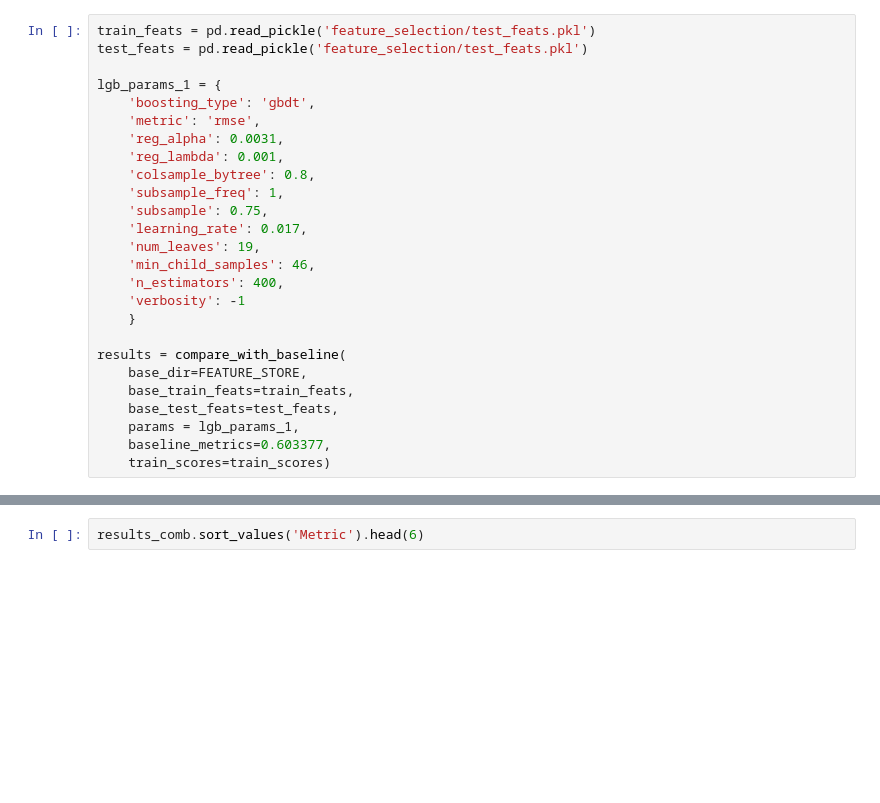
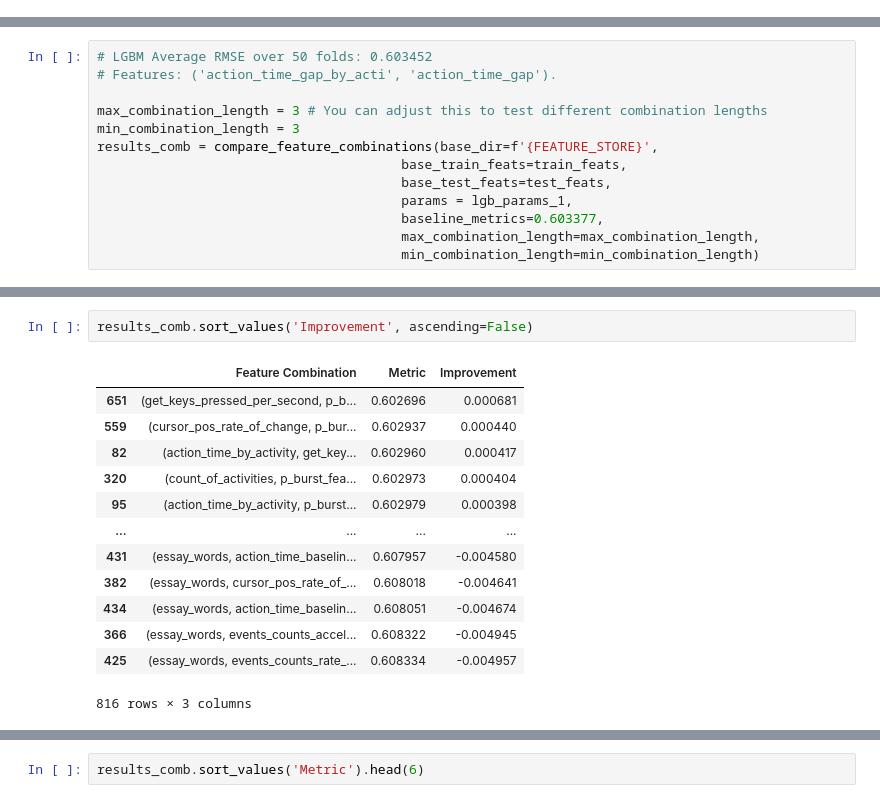
Before and after one commit to uallende/linking_writing_quality, a Jupyter notebook: SPF_experiments.ipynb, the cells around one changed output, grey strips where cells are left out. Drawn from its saved outputs; the diff is of its cells as text; blank space fills up the shorter version.

Commit message:
compare feature combs 2/3

```diff
--- a/SPF_experiments.ipynb
+++ b/SPF_experiments.ipynb
@@ -30,26 +46,0 @@ target_col = 'score'
-# %%
-train_feats = pd.read_pickle('feature_selection/test_feats.pkl')
-test_feats = pd.read_pickle('feature_selection/test_feats.pkl')
-
-lgb_params_1 = {
-    'boosting_type': 'gbdt',
-    'metric': 'rmse',
-    'reg_alpha': 0.0031,
-    'reg_lambda': 0.001,
-    'colsample_bytree': 0.8,
-    'subsample_freq': 1,
-    'subsample': 0.75,
-    'learning_rate': 0.017,
-    'num_leaves': 19,
-    'min_child_samples': 46,
-    'n_estimators': 400,
-    'verbosity': -1
-    }
-
-results = compare_with_baseline(
-    base_dir=FEATURE_STORE,
-    base_train_feats=train_feats,
-    base_test_feats=test_feats,
-    params = lgb_params_1,
-    baseline_metrics=0.603377,
-    train_scores=train_scores)
@@ -73,0 +51,13 @@ Features: action_time_gap_by_acti. RMSE: 0.604244, Improvement: 0.000070
+# %%
+# LGBM Average RMSE over 50 folds: 0.603452
+# Features: ('action_time_gap_by_acti', 'action_time_gap').
+
+max_combination_length = 3 # You can adjust this to test different combination lengths
+min_combination_length = 3
+results_comb = compare_feature_combinations(base_dir=f'{FEATURE_STORE}',
+                                       base_train_feats=train_feats,
+                                       base_test_feats=test_feats,
+                                       params = lgb_params_1,
+                                       baseline_metrics=0.603377,
+                                       max_combination_length=max_combination_length,
+                                       min_combination_length=min_combination_length)
@@ -73,0 +82,16 @@ Features: action_time_gap_by_acti. RMSE: 0.604244, Improvement: 0.000070
+# %%
+results_comb.sort_values('Improvement', ascending=False)
+# %% [output]
+|  | Feature Combination | Metric | Improvement |
+| 651 | (get_keys_pressed_per_second, p_b... | 0.602696 | 0.000681 |
+| 559 | (cursor_pos_rate_of_change, p_bur... | 0.602937 | 0.000440 |
+| 82 | (action_time_by_activity, get_key... | 0.602960 | 0.000417 |
+| 320 | (count_of_activities, p_burst_fea... | 0.602973 | 0.000404 |
+| 95 | (action_time_by_activity, p_burst... | 0.602979 | 0.000398 |
+| ... | ... | ... | ... |
+| 431 | (essay_words, action_time_baselin... | 0.607957 | -0.004580 |
+| 382 | (essay_words, cursor_pos_rate_of_... | 0.608018 | -0.004641 |
+| 434 | (essay_words, action_time_baselin... | 0.608051 | -0.004674 |
+| 366 | (essay_words, events_counts_accel... | 0.608322 | -0.004945 |
+| 425 | (essay_words, events_counts_rate_... | 0.608334 | -0.004957 |
+816 rows × 3 columns
```
Also changed, not shown: parts of 12 cells of this notebook, 11 other files.
